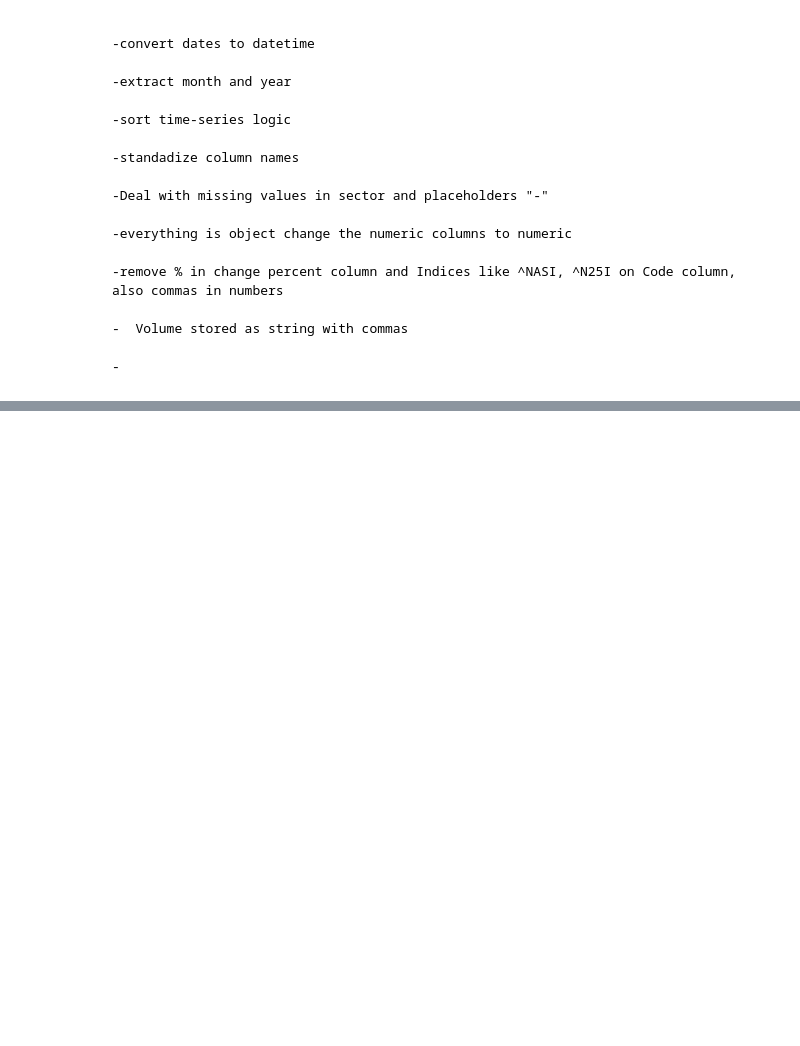
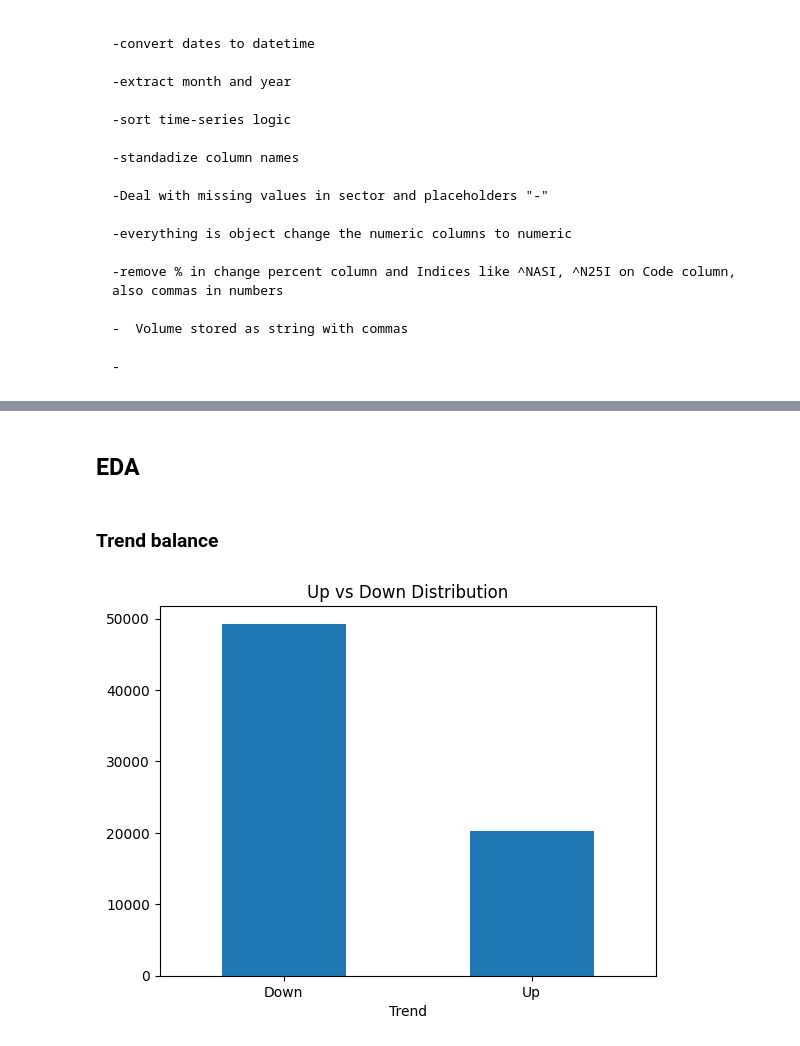
Before and after one commit to lorenaterah/NSE_Stock_Market_Segmentation, a Jupyter notebook: Notebooks/SharonK.ipynb, the cells around one changed output, grey strips where cells are left out. Cells and saved outputs as stored; diff of their text form; code cells hidden in the pictures; blank space fills up the shorter version.

```diff
--- a/Notebooks/SharonK.ipynb
+++ b/Notebooks/SharonK.ipynb
@@ -574,0 +605,13 @@ nse_df.describe(include="all")
+# %%
+# Create next day's price
+nse_df['Next_price'] = nse_df.groupby('Code')['Day_price'].shift(-1)
+
+# Create binary trend: 1 = Up, 0 = Down
+nse_df['Trend'] = np.where(
+    nse_df['Next_price'] > nse_df['Day_price'],
+    1,
+    0
+)
+
+# Drop rows where Next_price is NaN (last trading day per stock)
+nse_df = nse_df.dropna(subset=['Next_price'])
@@ -574,0 +625,3 @@ nse_df.describe(include="all")
+# %%
+#create volatility feature
+nse_df['Volatility'] = nse_df['Day_high'] - nse_df['Day_low']
@@ -574,0 +641,13 @@ nse_df.describe(include="all")
+# %% [markdown]
+## EDA
+# %% [markdown]
+### Trend balance
+# %%
+import matplotlib.pyplot as plt
+
+nse_df['Trend'].value_counts().plot(kind='bar')
+plt.title("Up vs Down Distribution")
+plt.xticks([0,1], ['Down','Up'], rotation=0)
+plt.show()
+# %% [output]
+[figure, added]
```
Also changed, not shown: parts of 19 cells of this notebook.
